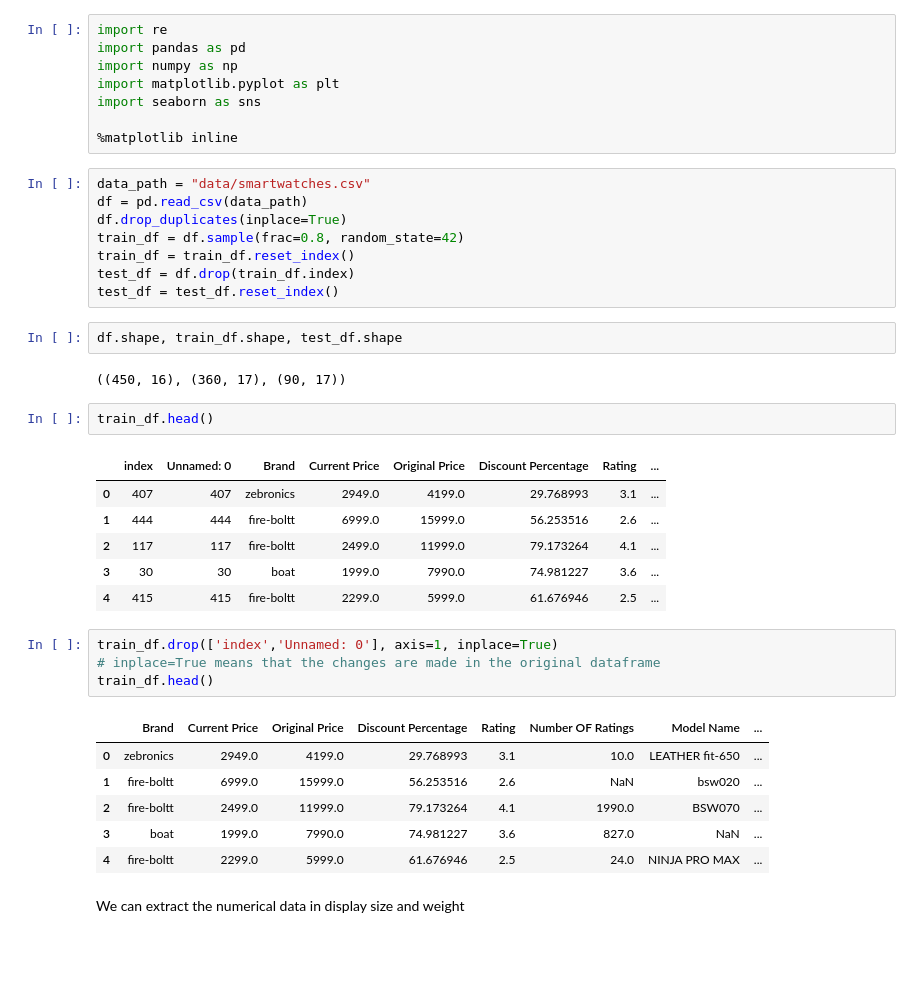
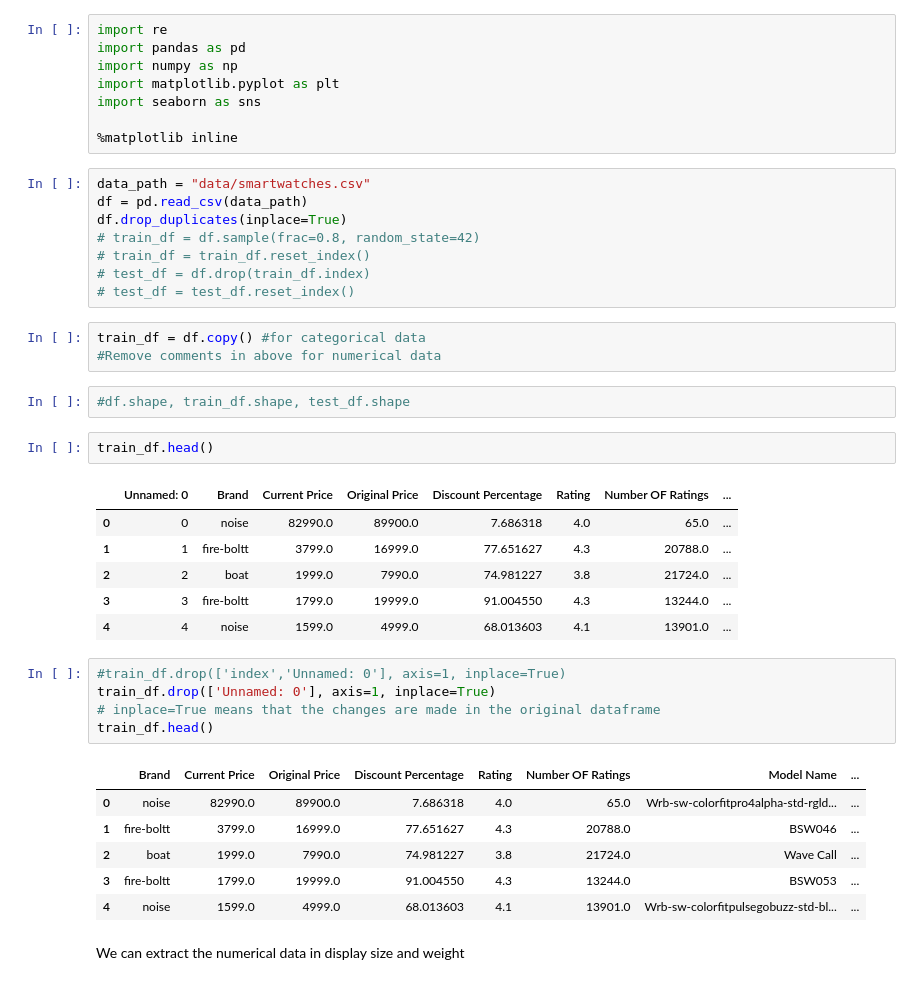
Before and after one commit to Gayanukaa/WatchPrice-Prediction-ML, a Jupyter notebook: feature_engineering.ipynb, the cells around one changed output. Cells and saved outputs as stored; diff of their text form; blank space fills up the shorter version.

```diff
--- a/feature_engineering.ipynb
+++ b/feature_engineering.ipynb
@@ -12,34 +12,36 @@ import seaborn as sns
 data_path = "data/smartwatches.csv"
 df = pd.read_csv(data_path)
 df.drop_duplicates(inplace=True)
-train_df = df.sample(frac=0.8, random_state=42)
-train_df = train_df.reset_index()
-test_df = df.drop(train_df.index)
-test_df = test_df.reset_index()
+# train_df = df.sample(frac=0.8, random_state=42)
+# train_df = train_df.reset_index()
+# test_df = df.drop(train_df.index)
+# test_df = test_df.reset_index()
+# %%
+train_df = df.copy() #for categorical data
+#Remove comments in above for numerical data
 # %%
-df.shape, train_df.shape, test_df.shape
+#df.shape, train_df.shape, test_df.shape
-# %% [output]
-((450, 16), (360, 17), (90, 17))
 # %%
 train_df.head()
 # %% [output]
-|  | index | Unnamed: 0 | Brand | Current Price | Original Price | Discount Percentage | Rating | ... |
-| 0 | 407 | 407 | zebronics | 2949.0 | 4199.0 | 29.768993 | 3.1 | ... |
-| 1 | 444 | 444 | fire-boltt | 6999.0 | 15999.0 | 56.253516 | 2.6 | ... |
-| 2 | 117 | 117 | fire-boltt | 2499.0 | 11999.0 | 79.173264 | 4.1 | ... |
-| 3 | 30 | 30 | boat | 1999.0 | 7990.0 | 74.981227 | 3.6 | ... |
-| 4 | 415 | 415 | fire-boltt | 2299.0 | 5999.0 | 61.676946 | 2.5 | ... |
+|  | Unnamed: 0 | Brand | Current Price | Original Price | Discount Percentage | Rating | Number OF Ratings | ... |
+| 0 | 0 | noise | 82990.0 | 89900.0 | 7.686318 | 4.0 | 65.0 | ... |
+| 1 | 1 | fire-boltt | 3799.0 | 16999.0 | 77.651627 | 4.3 | 20788.0 | ... |
+| 2 | 2 | boat | 1999.0 | 7990.0 | 74.981227 | 3.8 | 21724.0 | ... |
+| 3 | 3 | fire-boltt | 1799.0 | 19999.0 | 91.004550 | 4.3 | 13244.0 | ... |
+| 4 | 4 | noise | 1599.0 | 4999.0 | 68.013603 | 4.1 | 13901.0 | ... |
 # %%
-train_df.drop(['index','Unnamed: 0'], axis=1, inplace=True)
+#train_df.drop(['index','Unnamed: 0'], axis=1, inplace=True)
+train_df.drop(['Unnamed: 0'], axis=1, inplace=True)
 # inplace=True means that the changes are made in the original dataframe
 train_df.head()
 # %% [output]
 |  | Brand | Current Price | Original Price | Discount Percentage | Rating | Number OF Ratings | Model Name | ... |
-| 0 | zebronics | 2949.0 | 4199.0 | 29.768993 | 3.1 | 10.0 | LEATHER fit-650 | ... |
-| 1 | fire-boltt | 6999.0 | 15999.0 | 56.253516 | 2.6 | NaN | bsw020 | ... |
-| 2 | fire-boltt | 2499.0 | 11999.0 | 79.173264 | 4.1 | 1990.0 | BSW070 | ... |
-| 3 | boat | 1999.0 | 7990.0 | 74.981227 | 3.6 | 827.0 | NaN | ... |
-| 4 | fire-boltt | 2299.0 | 5999.0 | 61.676946 | 2.5 | 24.0 | NINJA PRO MAX | ... |
+| 0 | noise | 82990.0 | 89900.0 | 7.686318 | 4.0 | 65.0 | Wrb-sw-colorfitpro4alpha-std-rgld... | ... |
+| 1 | fire-boltt | 3799.0 | 16999.0 | 77.651627 | 4.3 | 20788.0 | BSW046 | ... |
+| 2 | boat | 1999.0 | 7990.0 | 74.981227 | 3.8 | 21724.0 | Wave Call | ... |
+| 3 | fire-boltt | 1799.0 | 19999.0 | 91.004550 | 4.3 | 13244.0 | BSW053 | ... |
+| 4 | noise | 1599.0 | 4999.0 | 68.013603 | 4.1 | 13901.0 | Wrb-sw-colorfitpulsegobuzz-std-bl... | ... |
 # %% [markdown]
 We can extract the numerical data in display size and weight
 # %%
```
Also changed, not shown: parts of 38 cells of this notebook, 1 other file.
